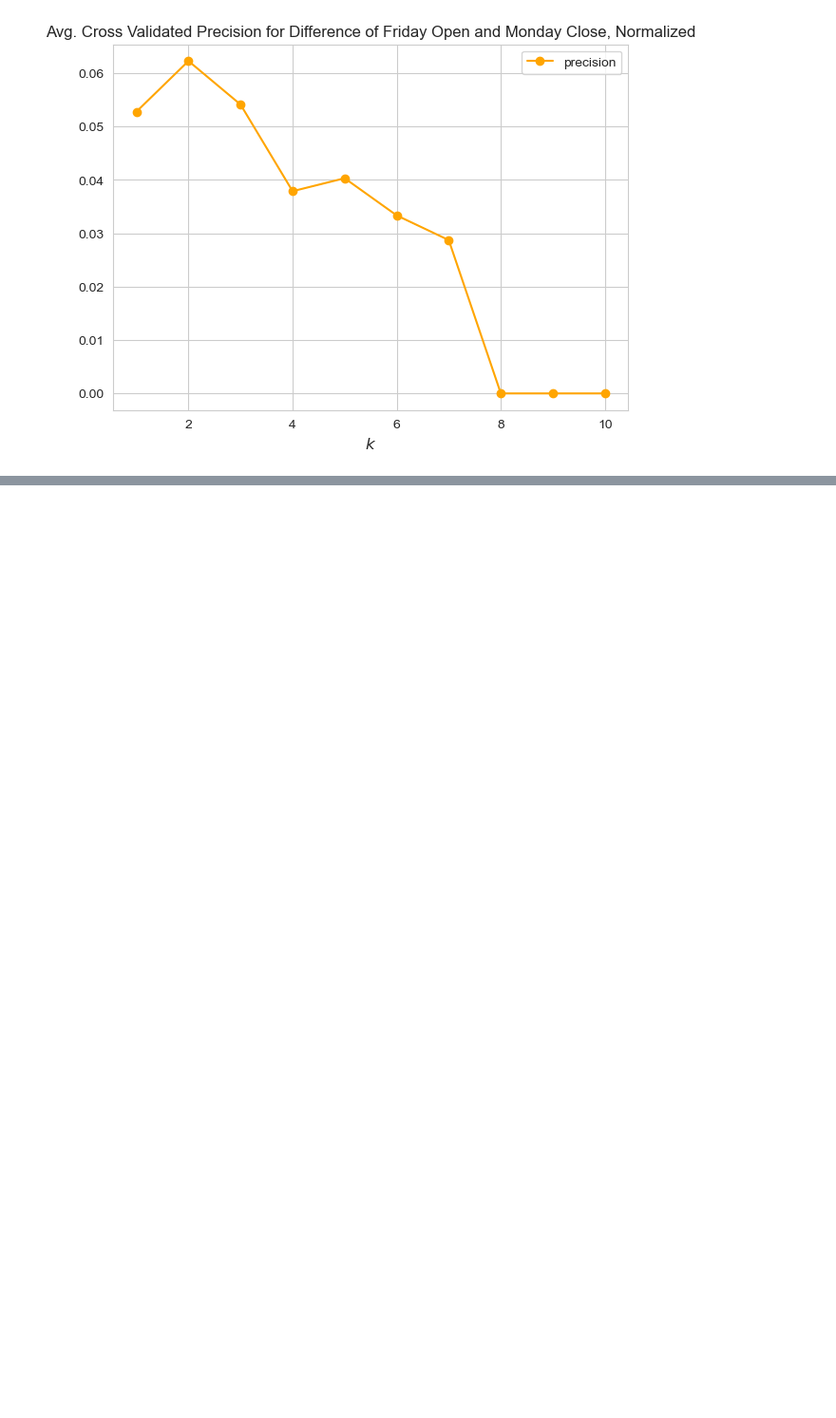
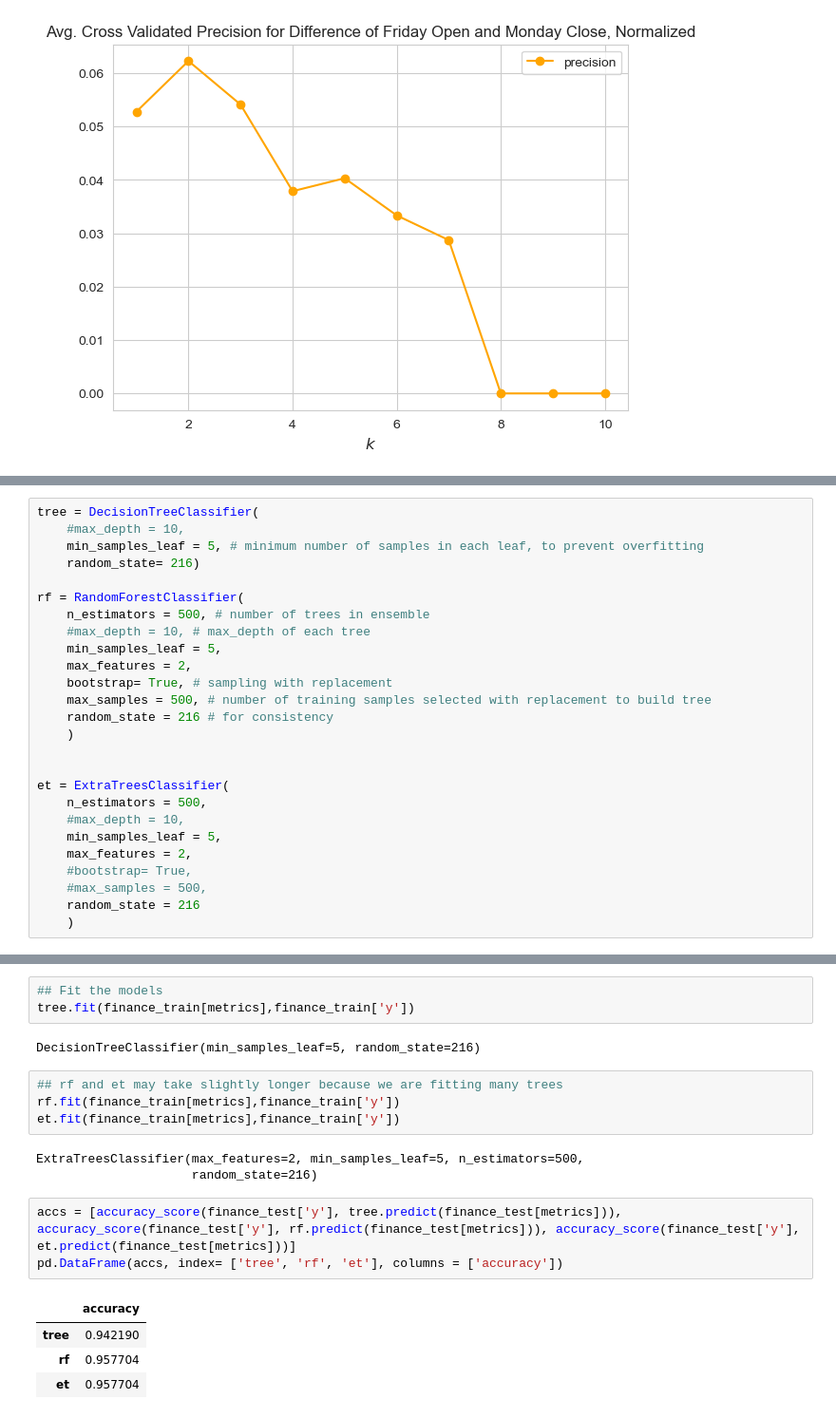
Before and after one commit to ghuckabe/DSTMarketAnalysis, a Jupyter notebook: kaggle_classify.ipynb, the cells around one changed output, grey strips where cells are left out. Shown at 95% size. Saved outputs shown, nothing was run; the diff lists cells and outputs as text; blank space fills up the shorter version.

Commit message:
random/extra forest

```diff
--- a/kaggle_classify.ipynb
+++ b/kaggle_classify.ipynb
@@ -997,0 +1006,26 @@ plt.show()
+# %%
+tree = DecisionTreeClassifier(
+    #max_depth = 10,
+    min_samples_leaf = 5, # minimum number of samples in each leaf, to prevent overfitting
+    random_state= 216)
+
+rf = RandomForestClassifier(
+    n_estimators = 500, # number of trees in ensemble
+    #max_depth = 10, # max_depth of each tree
+    min_samples_leaf = 5,
+    max_features = 2,
+    bootstrap= True, # sampling with replacement
+    max_samples = 500, # number of training samples selected with replacement to build tree
+    random_state = 216 # for consistency
+    )
+
+
+et = ExtraTreesClassifier(
+    n_estimators = 500,
+    #max_depth = 10,
+    min_samples_leaf = 5,
+    max_features = 2,
+    #bootstrap= True,
+    #max_samples = 500,
+    random_state = 216
+    )
@@ -997,0 +1047,20 @@ plt.show()
+# %%
+## Fit the models
+tree.fit(finance_train[metrics],finance_train['y'])
+# %% [output]
+DecisionTreeClassifier(min_samples_leaf=5, random_state=216)
+# %%
+## rf and et may take slightly longer because we are fitting many trees
+rf.fit(finance_train[metrics],finance_train['y'])
+et.fit(finance_train[metrics],finance_train['y'])
+# %% [output]
+ExtraTreesClassifier(max_features=2, min_samples_leaf=5, n_estimators=500,
+                     random_state=216)
+# %%
+accs = [accuracy_score(finance_test['y'], tree.predict(finance_test[metrics])),  accuracy_score(finance_test['y'], rf.predict(finance_test[metrics])), accuracy_score(finance_test['y'], et.predict(finance_test[metrics]))]
+pd.DataFrame(accs, index= ['tree', 'rf', 'et'], columns = ['accuracy'])
+# %% [output]
+|  | accuracy |
+| tree | 0.942190 |
+| rf | 0.957704 |
+| et | 0.957704 |
```
Also changed, not shown: parts of 6 cells of this notebook.
